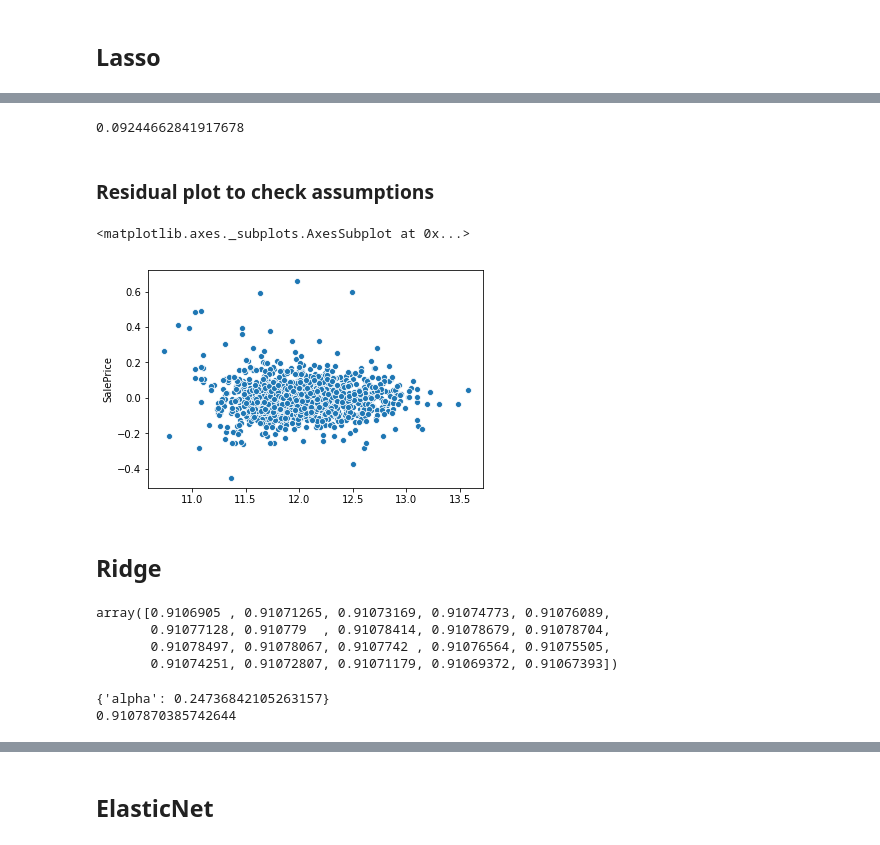
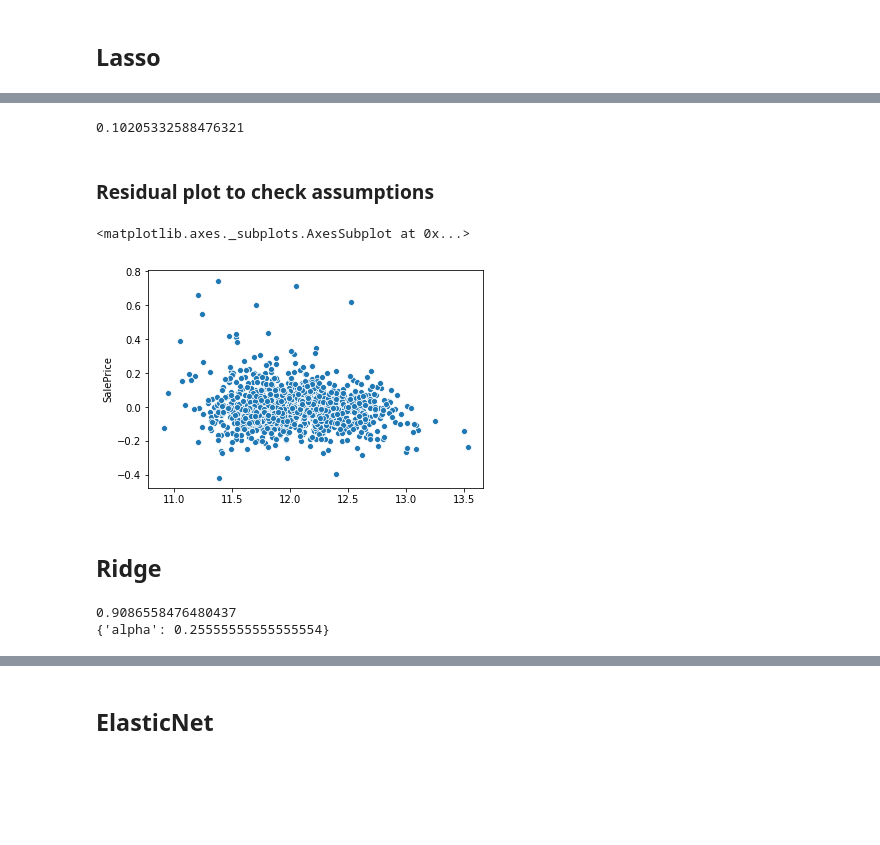
Before and after one commit to wowChelios/AmesHousing_ML, a Jupyter notebook: AmesProject.ipynb, the cells around one changed output, grey strips where cells are left out. Drawn from its saved outputs; the diff is of its cells as text; code cells hidden in the pictures; blank space fills up the shorter version.

```diff
--- a/AmesProject.ipynb
+++ b/AmesProject.ipynb
@@ -209,4 +205,0 @@ coefs_df.loc[coefs_df["Col"] == "IfLowQC"]
-# %%
-lasso = Lasso(alpha = 0.000263, normalize = False)
-lasso.fit(train, log_target)
-lasso_pre = lasso.predict(test)
@@ -221,2 +210,0 @@ sample.to_csv("lasso4.csv", index = False)
-# %%
-pre_log_y = lasso.predict(train)
@@ -228,39 +211,28 @@ sns.scatterplot(x = log_target, y = pre_log_y)
 # %%
 # RMSE
-(np.mean((pre_log_y - log_target)**2))**.5
+(np.mean((clf.predict(train) - log_target)**2))**.5
 # %% [output]
-0.09244662841917678
+0.10205332588476321
 # %% [markdown]
 ### Residual plot to check assumptions
-# %%
-log_residuals = pre_log_y - log_target
-sns.scatterplot(x = pre_log_y, y = log_residuals)
-# %% [output]
-<matplotlib.axes._subplots.AxesSubplot at 0x...>
-[figure, removed]
+# %%
+sns.scatterplot(x = pre_log_y, y = clf.predict(train)-log_target)
+# %% [output]
+<matplotlib.axes._subplots.AxesSubplot at 0x...>
+[figure, added]
 # %% [markdown]
 ## Ridge
 # %%
 ridge = Ridge()
-alphas = np.linspace(0.2, 0.3, 20)
+alphas = np.linspace(0.2, 0.3, 100)
 grid_param = [{"alpha": alphas}]
 ridge.set_params(normalize = True)
-n_folds = 10
+n_folds = 5
 
-clf = GridSearchCV(ridge, grid_param, cv = n_folds, refit = False)
+clf = GridSearchCV(ridge, grid_param, cv = n_folds)
 clf.fit(train, log_target)
-scores = clf.cv_results_['mean_test_score']
-scores_std = clf.cv_results_['std_test_score']
+print(clf.best_score_)
+print(clf.best_params_)
+# %% [output]
+0.9086558476480437
+{'alpha': 0.25555555555555554}
-# %%
-scores
-# %% [output]
-array([0.9106905 , 0.91071265, 0.91073169, 0.91074773, 0.91076089,
-       0.91077128, 0.910779  , 0.91078414, 0.91078679, 0.91078704,
-       0.91078497, 0.91078067, 0.9107742 , 0.91076564, 0.91075505,
-       0.91074251, 0.91072807, 0.91071179, 0.91069372, 0.91067393])
-# %%
-print(clf.best_params_)
-print(clf.best_score_)
-# %% [output]
-{'alpha': 0.24736842105263157}
-0.9107870385742644
```
Also changed, not shown: parts of 49 cells of this notebook, 8 other files.
